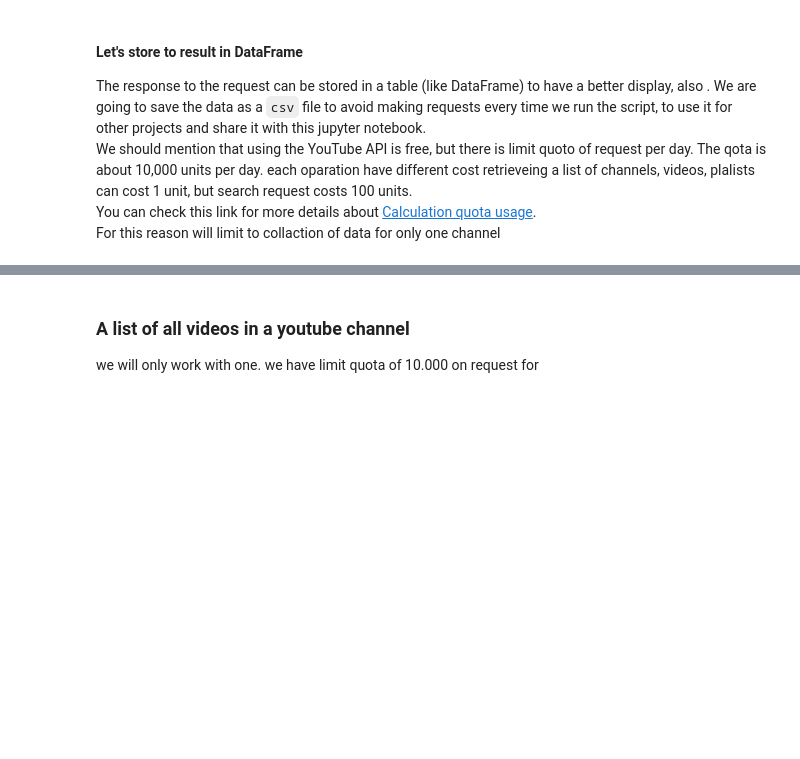
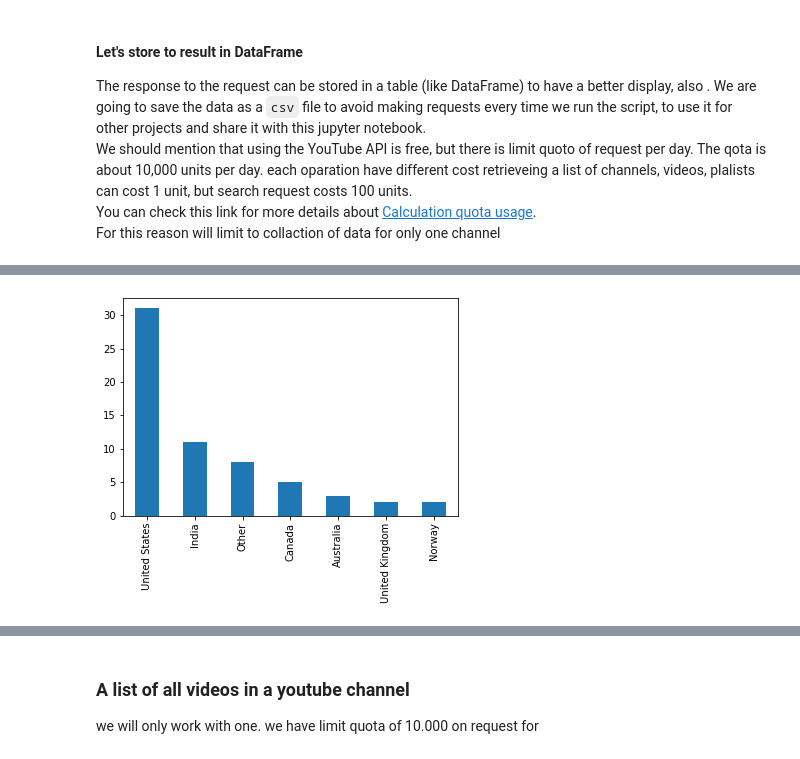
Before and after one commit to zakicode19/YouTubeApi, a Jupyter notebook: youtube_api.ipynb, the cells around one changed output, grey strips where cells are left out. Cells and saved outputs as stored; diff of their text form; code cells hidden in the pictures; blank space fills up the shorter version.

```diff
--- a/youtube_api.ipynb
+++ b/youtube_api.ipynb
@@ -123,0 +514,5 @@ channels_stat.country.value_counts()
+# %%
+
+_ = summery_df['countryOther'].value_counts().plot.bar()
+# %% [output]
+[figure, added]
```
Also changed, not shown: parts of 97 cells of this notebook, 3 other files.
